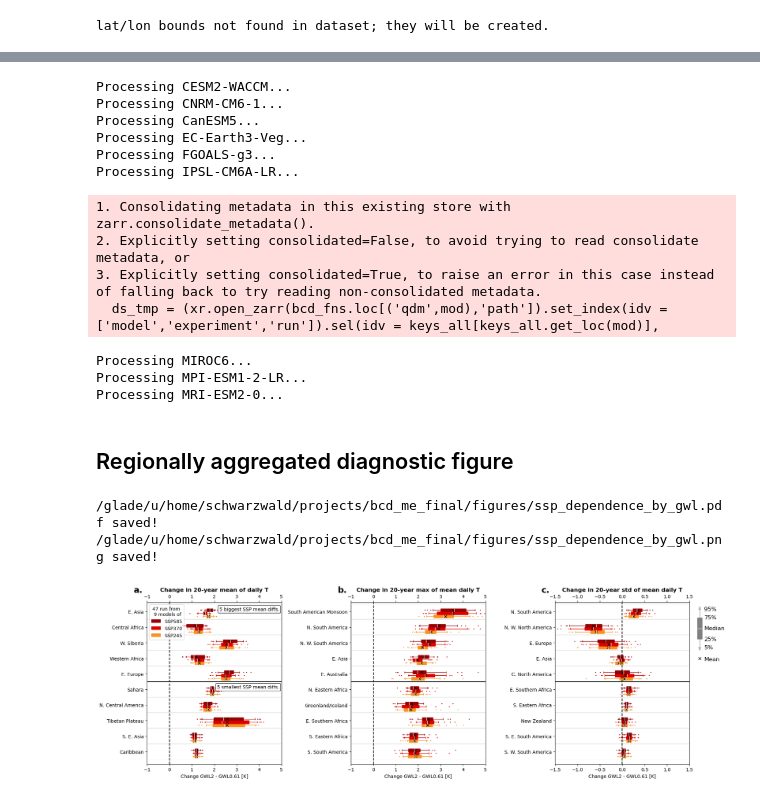
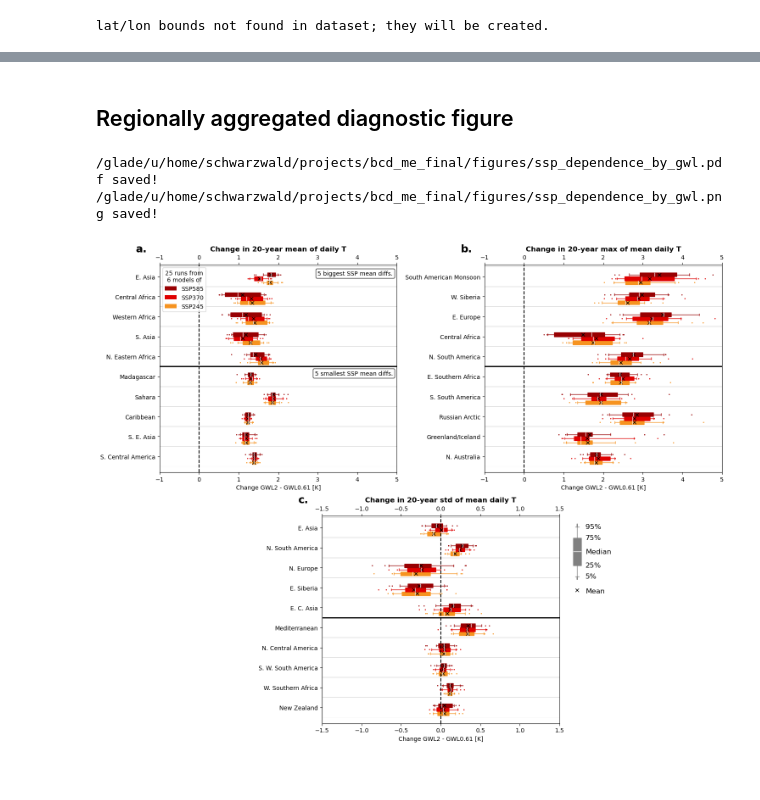
Before and after one commit to ks905383/bcd_me, a Jupyter notebook: code/figure_ssps_gwls.ipynb, the cells around one changed output, grey strips where cells are left out. Drawn from its saved outputs; the diff is of its cells as text; code cells hidden in the pictures.

```diff
--- a/code/figure_ssps_gwls.ipynb
+++ b/code/figure_ssps_gwls.ipynb
@@ -107,37 +176,0 @@ keys_all = has_data_subset.set_index(['model','experiment','run']).index
-# %%
-modlist_tmp = keys_all.levels[0]
-
-dss = []
-
-for mod in modlist_tmp:
-    print(f'Processing {mod}...')
-    # Extract the needed locations, for GWLs 0.61 and 2 and one proj_base
-    ds_tmp = (xr.open_zarr(bcd_fns.loc[('qdm',mod),'path']).set_index(idv = ['model','experiment','run']).sel(idv = keys_all[keys_all.get_loc(mod)],
-                                                                                                 gwl = [0.61,gwl],
-                                                                                                 proj_base = 'ERA5'))
-    ds_tmp = ds_tmp[[var]]
-
-    # Subset to land only
-    ds_tmp = ds_tmp.where(landmask)
-
-    # Calculate mean, std, max for figure
-    ds_tmp = xr.merge([ds_tmp.mean(('dayofyear','year'),skipna=False).rename({var:var+'mean'}),
-                                       ds_tmp.std(('dayofyear','year'),skipna=False).rename({var:var+'std'}),
-                                       ds_tmp.max(('dayofyear','year'),skipna=False).rename({var:var+'max'})])
-
-    # Add to list
-    dss.append(ds_tmp.load())
-# %% [output]
-Processing CESM2-WACCM...
-Processing CNRM-CM6-1...
-Processing CanESM5...
-Processing EC-Earth3-Veg...
-Processing FGOALS-g3...
-Processing IPSL-CM6A-LR...
-1. Consolidating metadata in this existing store with zarr.consolidate_metadata().
-2. Explicitly setting consolidated=False, to avoid trying to read consolidate metadata, or
-3. Explicitly setting consolidated=True, to raise an error in this case instead of falling back to try reading non-consolidated metadata.
-  ds_tmp = (xr.open_zarr(bcd_fns.loc[('qdm',mod),'path']).set_index(idv = ['model','experiment','run']).sel(idv = keys_all[keys_all.get_loc(mod)],
-Processing MIROC6...
-Processing MPI-ESM1-2-LR...
-Processing MRI-ESM2-0...
@@ -168,3 +177,5 @@ ddss_out = ddss_out.stack(idv = ['model','run']).dropna('idv',how='all')
+# %%
+ddss_out = ddss_out.dropna('idv')
 # %% [markdown]
 ## Regionally aggregated diagnostic figure
 # %%
@@ -174,6 +185,8 @@ ddss_out = ddss_out.stack(idv = ['model','run']).dropna('idv',how='all')
 
 save_fig = True
 output_fn = dir_list['figs']+'ssp_dependence_by_gwl'
+if gwl != 2:
+    output_fn = output_fn+'_GWL'+str(gwl)
 
 
 #var = 'tasmean'
@@ -191,10 +204,14 @@ colors = {'ssp119':'#00a9cf',
           'ssp460':'#b0724e',
           'ssp534-OS':'#92397a',
           'ssp585':'#980002'}
+exps_plot = ['ssp245','ssp370','ssp585']
 
 metric_names = {'tasmean':{'description':'20-year mean of daily T','units':'K','xlims':[-1,5]},
                 'tasmax':{'description':'20-year max of mean daily T','units':'K','xlims':[-1,5]},
                 'tasstd':{'description':'20-year std of mean daily T','units':'K','xlims':[-1.5,1.5]}}
+if gwl == 3:
+    metric_names['tasmean']['xlims'] = [-1,8]
+    metric_names['tasmax']['xlims'] = [-1,8]
 
 
 barwidths = 0.2
@@ -203,16 +220,23 @@ show_top_x = 5
 #sort_type = 'biggest_diff' # least_diff
 sort_type = 'both'
 
-fig = plt.figure(figsize=(20,6))
+#fig = plt.figure(figsize=(20,6))
+fig = plt.figure(figsize=(15,12))
 
-run_number_desc = f'{str(nruns)} run from\n {str(nmods)} models'
+nruns = ddss_out.sel(experiment = exps_plot).dropna('idv',how='any').sizes['idv']
+nmods = len(np.unique(ddss_out.sel(experiment = exps_plot).dropna('idv').model))
+run_number_desc = f'{str(nruns)} runs from\n {str(nmods)} models'
 
-gs = plt.GridSpec(nrows=1,ncols=4,width_ratios = [*([1]*len(varlist)),0.035])
+#gs = plt.GridSpec(nrows=1,ncols=4,width_ratios = [*([1]*len(varlist)),0.035])
+gs = plt.GridSpec(nrows=2,ncols=4)
+axs = [fig.add_subplot(gs[0,0:2]),
+       fig.add_subplot(gs[0,2:4]),
+       fig.add_subplot(gs[1,1:3])]
 
 for var_idx,var in enumerate(varlist):
 
 
-    plot_data = ddss_out[var]
+    plot_data = ddss_out[var].sel(experiment=exps_plot)
 
     #-------- Sort regions from biggest differences between exps to least --------
     diffs = []
@@ -231,7 +255,8 @@ for var_idx,var in enumerate(varlist):
 
     #-------- Plot figure --------
 
-    ax = fig.add_subplot(gs[var_idx])
+    #ax = fig.add_subplot(gs[var_idx])
+    ax = axs[var_idx]
 
 
     if sort_type == 'both':
@@ -250,9 +275,10 @@ for var_idx,var in enumerate(varlist):
             # relative to percent
             #plot_data_tmp = plot_data_tmp*100
 
-            bplot = plt.boxplot(plot_data_tmp,
+            bplot = ax.boxplot(plot_data_tmp,
                                 positions=[reg_idx-(1.5*barwidths)+barwidths*exp_idx],patch_artist=True,widths=barwidths,
-                                whis=[5,95],flierprops = {'marker':'.','markersize':2},vert=False)
+                                whis=[5,95],flierprops = {'marker':'.','markersize':2},vert=False,
+                                )
 
             # Set colors of boxplots
             for item in ['boxes', 'whiskers', 'fliers', 'caps']:
@@ -261,7 +287,7 @@ for var_idx,var in enumerate(varlist):
             plt.setp(bplot['fliers'],markeredgecolor=colors[exp])
 
             # plot means
-            plt.plot([plot_data_tmp.mean()],
+            ax.plot([plot_data_tmp.mean()],
                      [reg_idx-(1.5*barwidths)+barwidths*exp_idx],
                      '-x',color='k')
 
@@ -333,31 +359,31 @@ plt.tight_layout()
 
 #----- Add reference legend boxplot
 bbox = ax.get_position()
 ax = fig.add_axes([bbox.x0+0.9*bbox.width, bbox.y0+bbox.height-0.01-bbox.height*0.35, bbox.width*0.35, bbox.height*0.35])
 widths = 0.05
 bplot = ax.boxplot(np.arange(-50,51),
                                patch_artist=True,widths=widths,
                                whis=[5,95],flierprops = {'marker':'.','markersize':2})
 
 # Set colors of boxplots
 for item in ['boxes', 'whiskers', 'fliers', 'caps']:
     plt.setp(bplot[item],color='grey')
 plt.setp(bplot['medians'],color='white')
 plt.setp(bplot['fliers'],markeredgecolor='grey')
 
 ax.plot(1,-70,'x',color='k')
 
 for text,loc in zip([r'Mean',r'5%',r'25%','Median',r'75%',r'95%'],
                     [-72,-45,-25,0,25,45]):
 
     ax.annotate(text,xy=(1+widths/2+0.025,loc),ha='left',va='center',
                 fontsize=12)
 ax.set_xlim(0.75,1.25)
 ax.axis('off')
 
 if save_fig:
     utility_print(output_fn)
 # %% [output]
 /glade/u/home/schwarzwald/projects/bcd_me_final/figures/ssp_dependence_by_gwl.pdf saved!
 /glade/u/home/schwarzwald/projects/bcd_me_final/figures/ssp_dependence_by_gwl.png saved!
-[figure, old version]
+[figure, new version]
```
Also changed, not shown: parts of 3 cells of this notebook, 3 other files.
